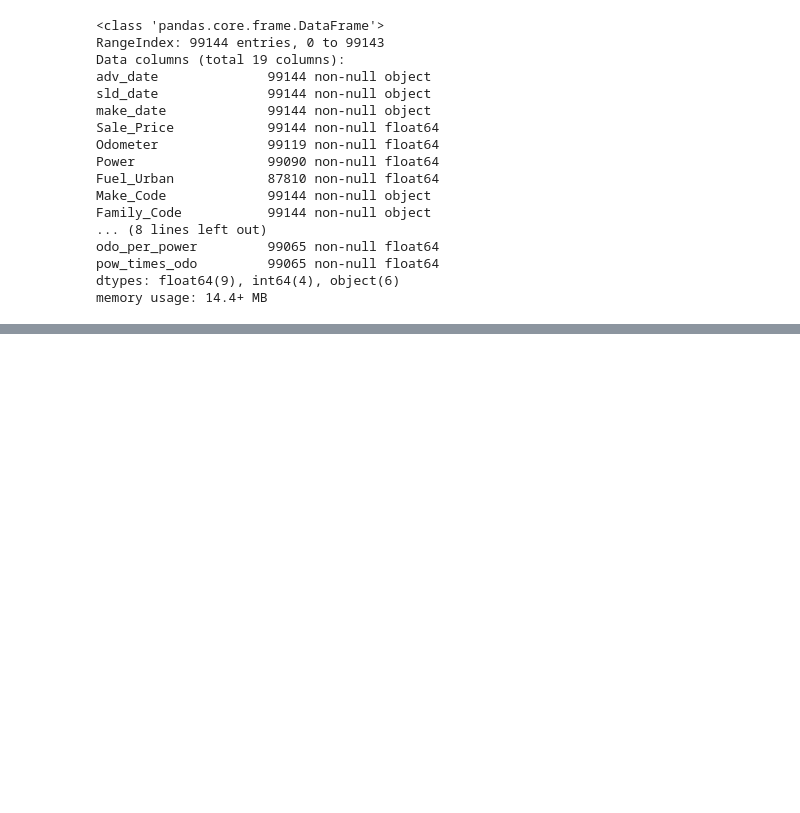
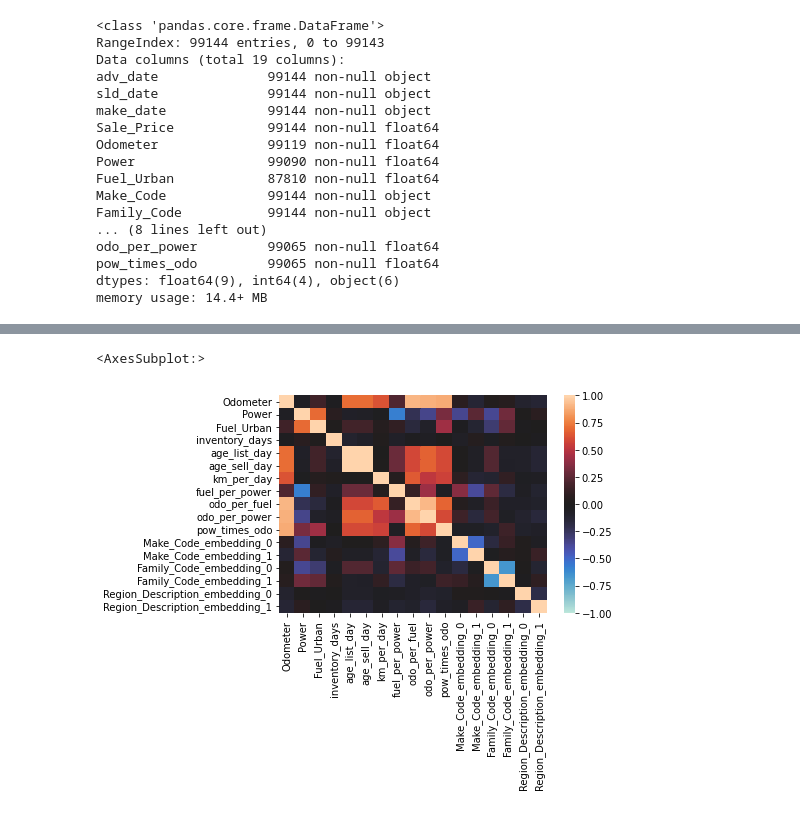
Before and after one commit to bibinmjose/auto-sale-pred, a Jupyter notebook: linear_regression.ipynb, the cells around one changed output, grey strips where cells are left out. Drawn from its saved outputs; the diff is of its cells as text; code cells hidden in the pictures; blank space fills up the shorter version.

```diff
--- a/linear_regression.ipynb
+++ b/linear_regression.ipynb
@@ -51,0 +61,15 @@ memory usage: 14.4+ MB
+# %%
+feat_cols = ['Odometer', 'Power', 'Fuel_Urban', 'inventory_days',
+             'age_sell_day', 'km_per_day', 'fuel_per_power',
+             'odo_per_fuel', 'odo_per_power','pow_times_odo']
+
+enc_cols = list(ecode)
+# %%
+def get_embedded_feat(feat, encod_dict, feat_name='Family_Code'):
+    '''Return embeddings from feature column using encoded dict
+    '''
+    feat_df = feat.to_frame()
+    encodings = encod_dict[feat_name].reset_index()
+    feat_tranf = feat_df.merge(encodings, how='left', left_on=[feat_name], right_on=['index'], indicator=True)
+    print(feat_tranf._merge.value_counts())
+    return feat_tranf.loc[:,[c for c in encodings.columns if c.startswith(feat_name)]]
@@ -51,0 +80,6 @@ memory usage: 14.4+ MB
+# %%
+embed_dflist = []
+
+for f in list(embeds):
+    df = get_embedded_feat(train[f], embeds, feat_name=f)
+    embed_dflist.append(df)
@@ -51,0 +99,7 @@ memory usage: 14.4+ MB
+# %%
+X_train_df = pd.concat([train.loc[:,feat_cols]]+embed_dflist, axis=1)
+# %%
+sns.heatmap(X_train_df.corr(), vmax=1, vmin=-1, center=0)
+# %% [output]
+<AxesSubplot:>
+[figure, added]
```
Also changed, not shown: parts of 7 cells of this notebook.
